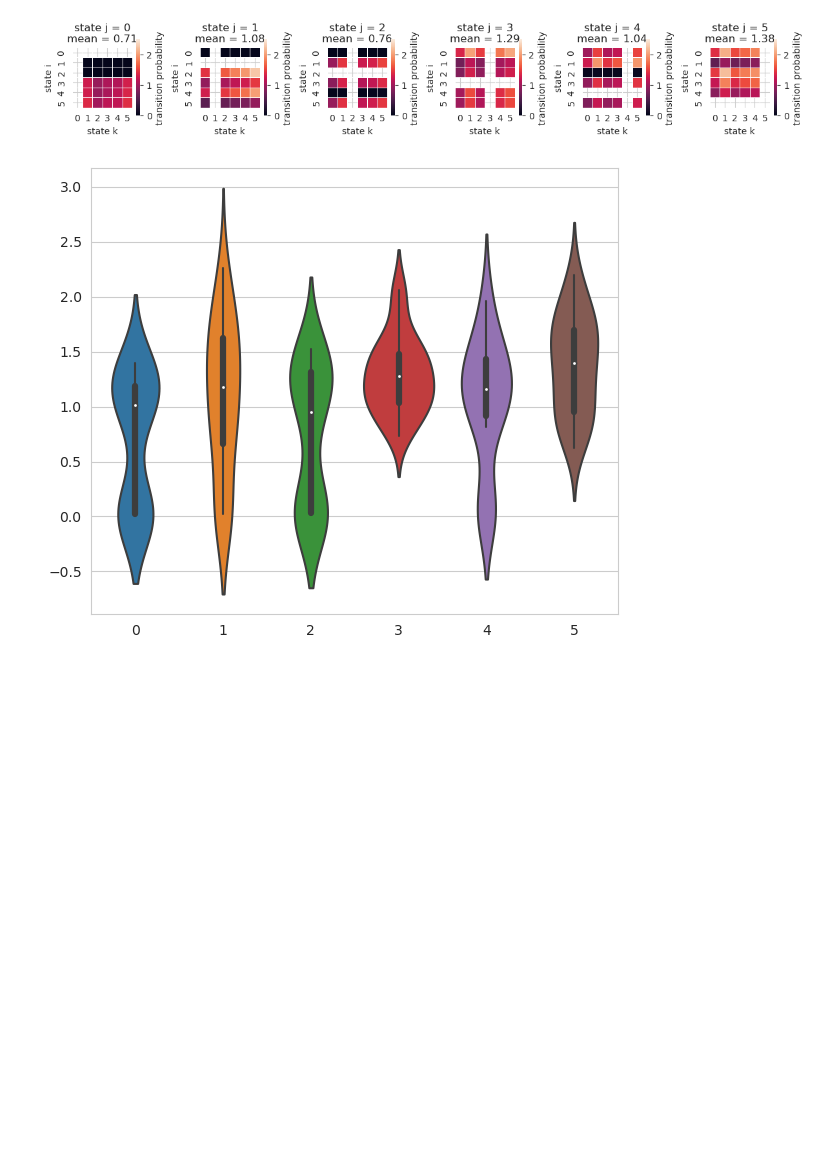
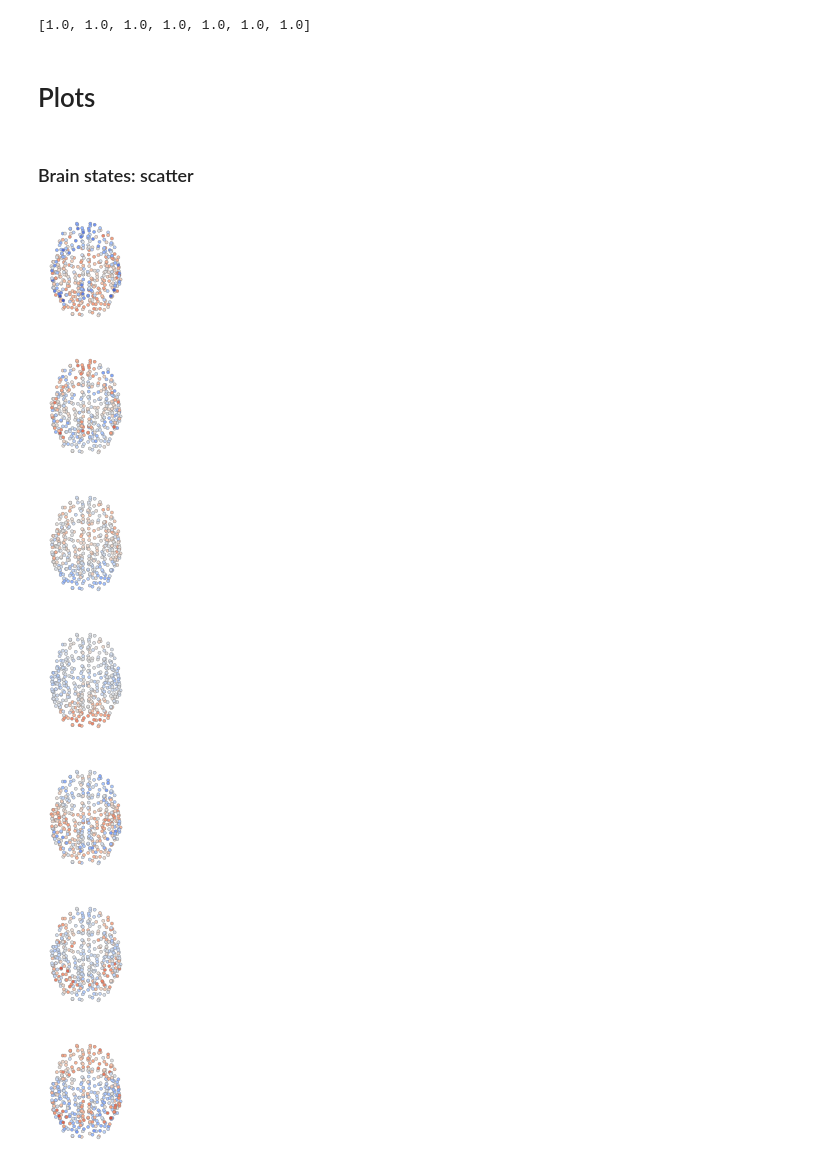
Before and after one commit to LindenParkesLab/nct_xr, a Jupyter notebook: scripts/results_fmri_clusters.ipynb, the cells around one changed output. Cells and saved outputs as stored; diff of their text form; code cells hidden in the pictures; blank space fills up the shorter version.

```diff
--- a/scripts/results_fmri_clusters.ipynb
+++ b/scripts/results_fmri_clusters.ipynb
@@ -138,43 +105,23 @@ array([[ 0.02,  0.03,  0.02,  0.02,  0.03,  0.03],
-# %%
-f, ax = plt.subplots(1, n_states, figsize=(n_states*2, 5))
-
-# plot energy matrix
-for i in np.arange(n_states):
-    mask = np.zeros((n_states, n_states)).astype(bool)
-    # mask[np.eye(n_states) == 1] = True
-    # mask[0, :] = True
-    # mask[:, 0] = True
-    mask[i, :] = True
-    mask[:, i] = True
-    sns.heatmap(
-        transition_prob[:, i, :], ax=ax[i], vmin=0, vmax=2.5,
-        mask=mask,
-        square=True, linewidth=0.5, cbar_kws={"label": "transition probability", "shrink": 0.25})
-    ax[i].set_title('state j = {:}\nmean = {:.2f}'.format(i, transition_prob[:, i, :][~mask].mean()))
-    ax[i].set_ylabel('state i')
-    ax[i].set_xlabel('state k')
-
-f.tight_layout()
-plt.show()
-# %% [output]
-[figure, removed]
-# %%
-df = pd.DataFrame(columns=np.arange(n_states))
-
-for i in np.arange(n_states):
-    mask = np.zeros((n_states, n_states)).astype(bool)
-    # mask[np.eye(n_states) == 1] = True
-    # mask[0, :] = True
-    # mask[:, 0] = True
-    mask[i, :] = True
-    mask[:, i] = True
-    df.loc[:, i] = transition_prob[:, i, :][~mask]
-    # df.loc[:, i] = transition_prob[:, i, :].flatten()
-
-f, ax = plt.subplots(1, 1, figsize=(n_states, 5))
-sns.violinplot(data=df, ax=ax)
-
-f.tight_layout()
-plt.show()
-# %% [output]
-[figure, removed]
+# %%
+state_subj_frac = []
+for i in np.arange(n_states):
+    state_subj_frac.append(len(np.unique(fmri_concat_subjidx[labels == i])) / len(np.unique(fmri_concat_subjidx)))
+state_subj_frac
+# %% [output]
+[1.0, 1.0, 1.0, 1.0, 1.0, 1.0, 1.0]
+# %% [markdown]
+# Plots
+# %% [markdown]
+### Brain states: scatter
+# %%
+for state_idx in np.arange(n_states):
+    f = brain_scatter_plot(parcel_coords=parc_centroids, node_data=centroids[state_idx, :], vmin=-1.25, vmax=1.25, cmap='coolwarm')
+    f.savefig(os.path.join(outdir, "k-{0}_cluster_{1}.png".format(n_states, state_idx)), dpi=600, bbox_inches="tight", pad_inches=0.01)
+# %% [output]
+[figure, added]
+[figure, added]
+[figure, added]
+[figure, added]
+[figure, added]
+[figure, added]
+[figure, added]
```
Also changed, not shown: parts of 15 cells of this notebook.
